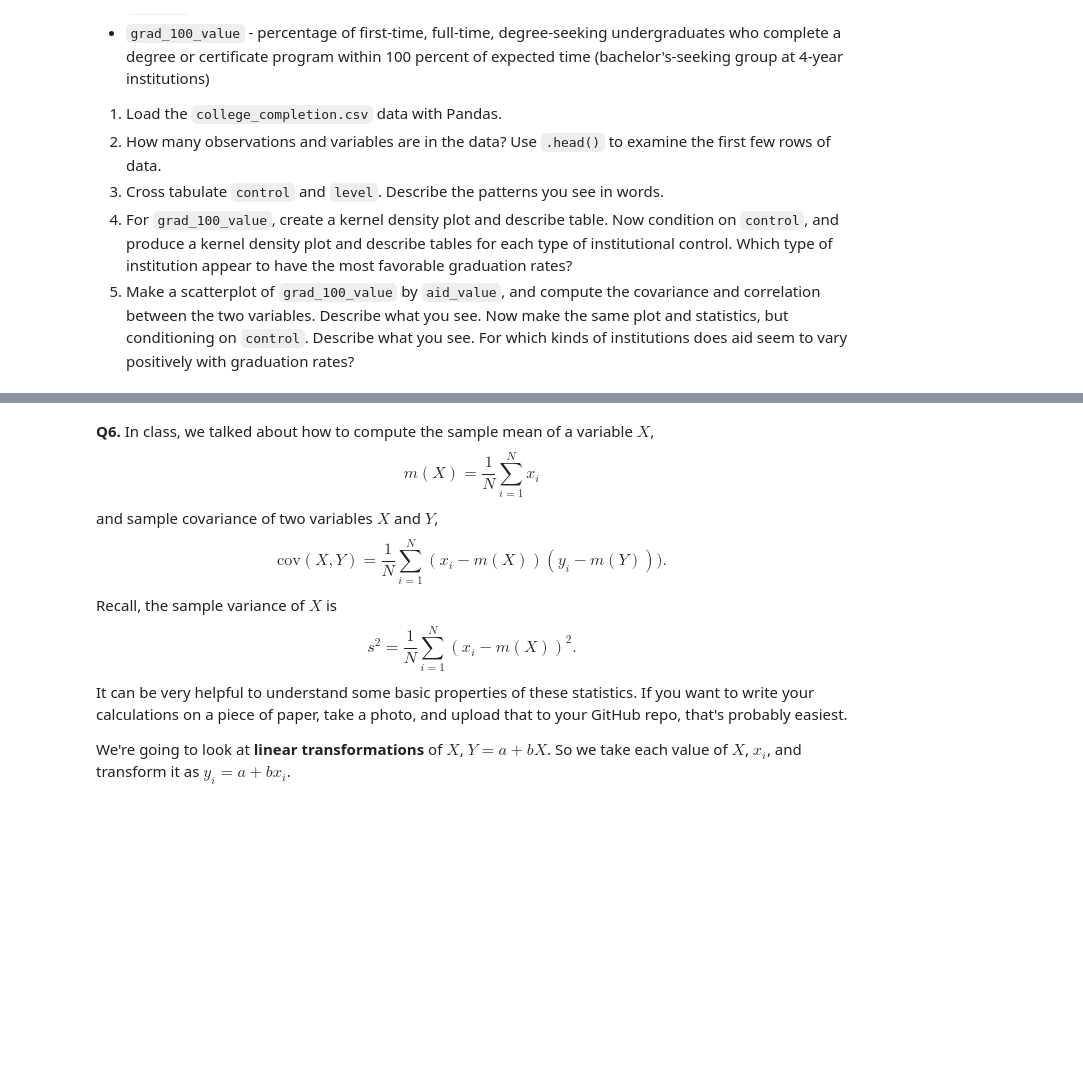
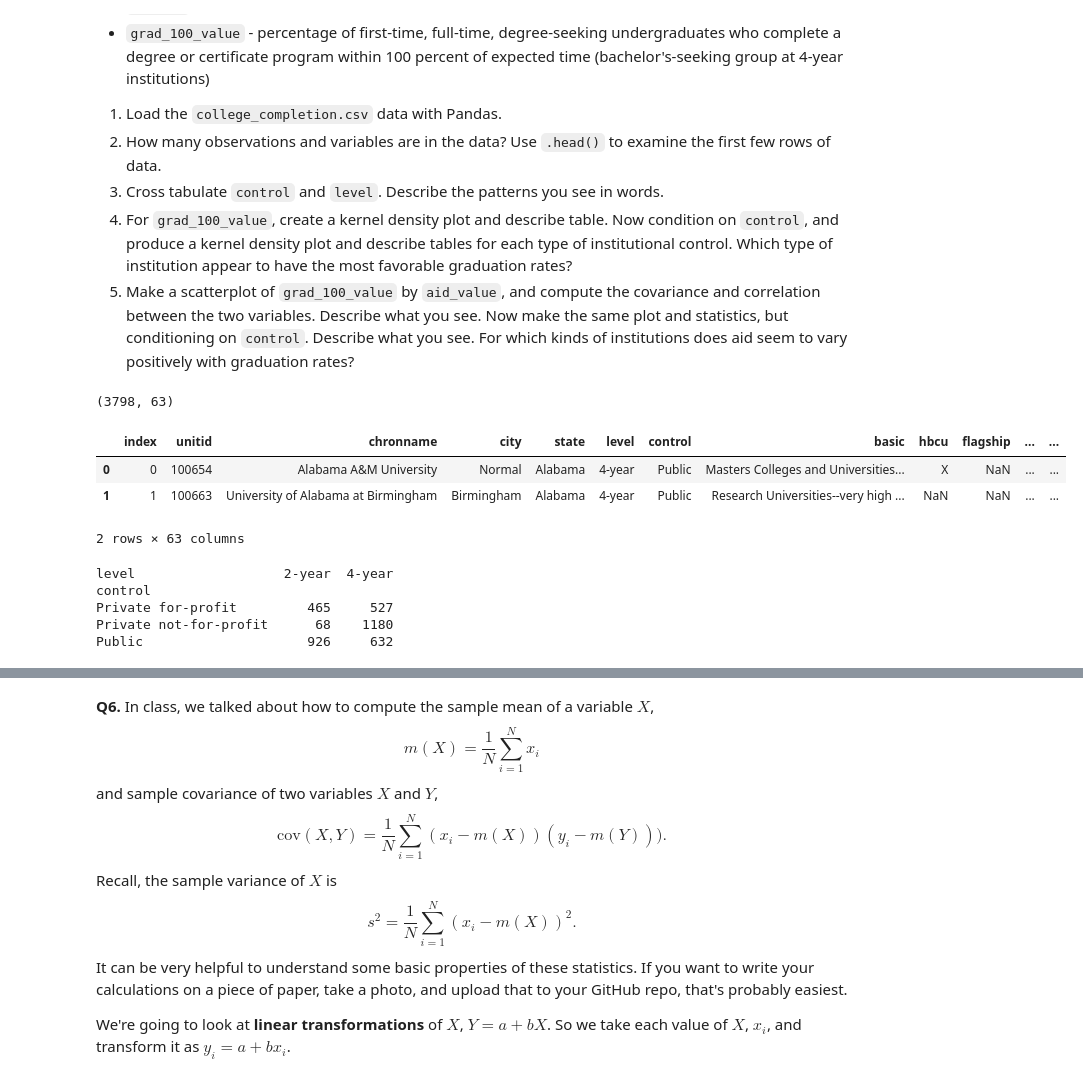
Before and after one commit to NickLarsonUVA/DS3001-programming, a Jupyter notebook: assignment/01_assignment_wrangling_and_eda.ipynb, the cells around one changed output, grey strips where cells are left out. Saved outputs shown, nothing was run; the diff lists cells and outputs as text; code cells hidden in the pictures; blank space fills up the shorter version.

```diff
--- a/assignment/01_assignment_wrangling_and_eda.ipynb
+++ b/assignment/01_assignment_wrangling_and_eda.ipynb
@@ -410,0 +414,23 @@ We'll use the `college_completion.csv` dataset from the US Department of Educati
+# %%
+# Q5 - 2
+print(df.shape)
+df.head(2)
+# Observations: 7,429
+# Variables: 63
+# %% [output]
+(3798, 63)
+|  | index | unitid | chronname | city | state | level | control | basic | hbcu | flagship | ... | ... |
+| 0 | 0 | 100654 | Alabama A&M University | Normal | Alabama | 4-year | Public | Masters Colleges and Universities... | X | NaN | ... | ... |
+| 1 | 1 | 100663 | University of Alabama at Birmingham | Birmingham | Alabama | 4-year | Public | Research Universities--very high ... | NaN | NaN | ... | ... |
+2 rows × 63 columns
+# %%
+# Q5 - 3
+cross_tab = pd.crosstab(df['control'], df['level'])
+print(cross_tab)
+# Most 4-year programs are private non-profit, most 2-year programs are public, and private for-profit schools are fairly evenly split between 2- and 4-year.
+# %% [output]
+level                   2-year  4-year
+control
+Private for-profit         465     527
+Private not-for-profit      68    1180
+Public                     926     632
```
Also changed, not shown: parts of 3 cells of this notebook.
